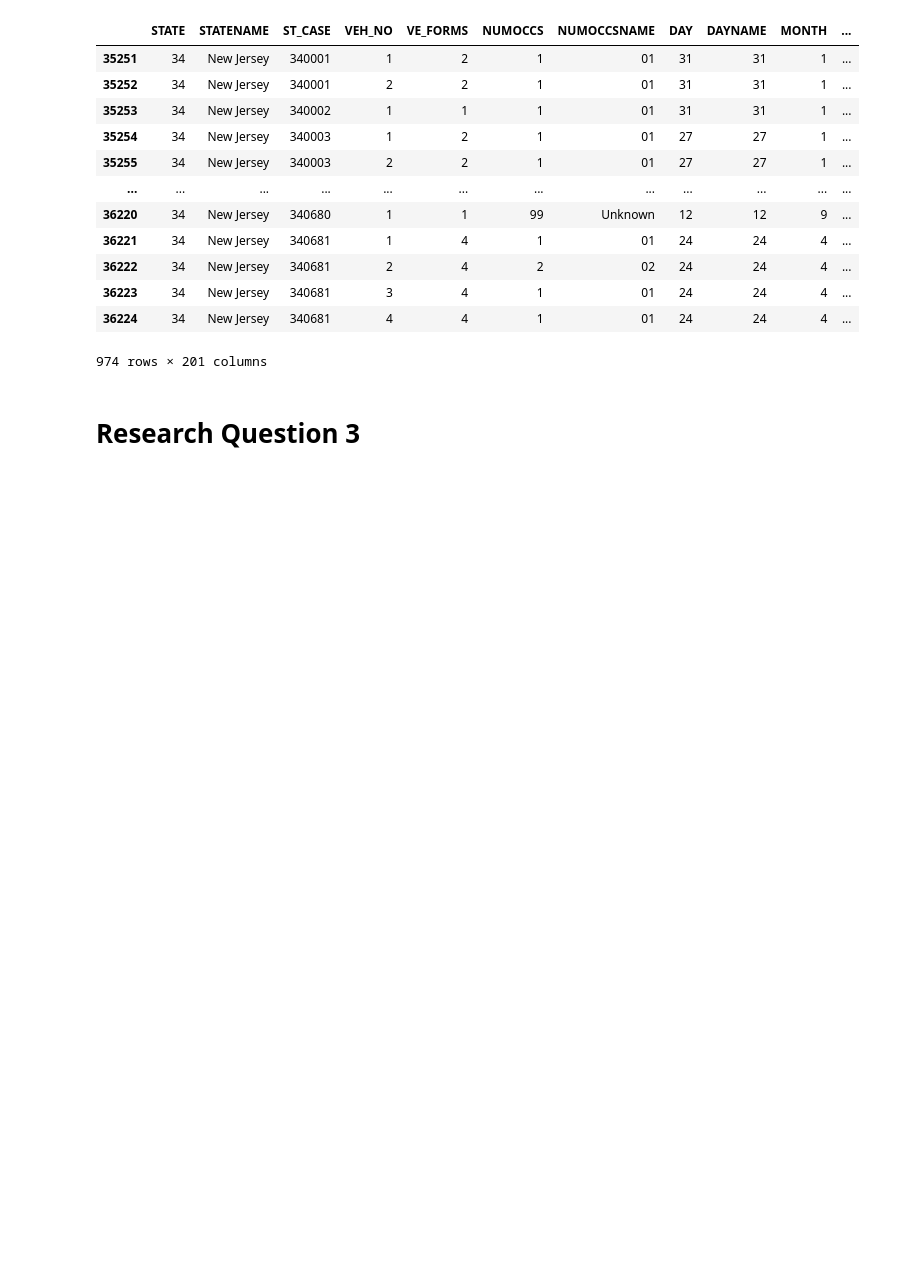
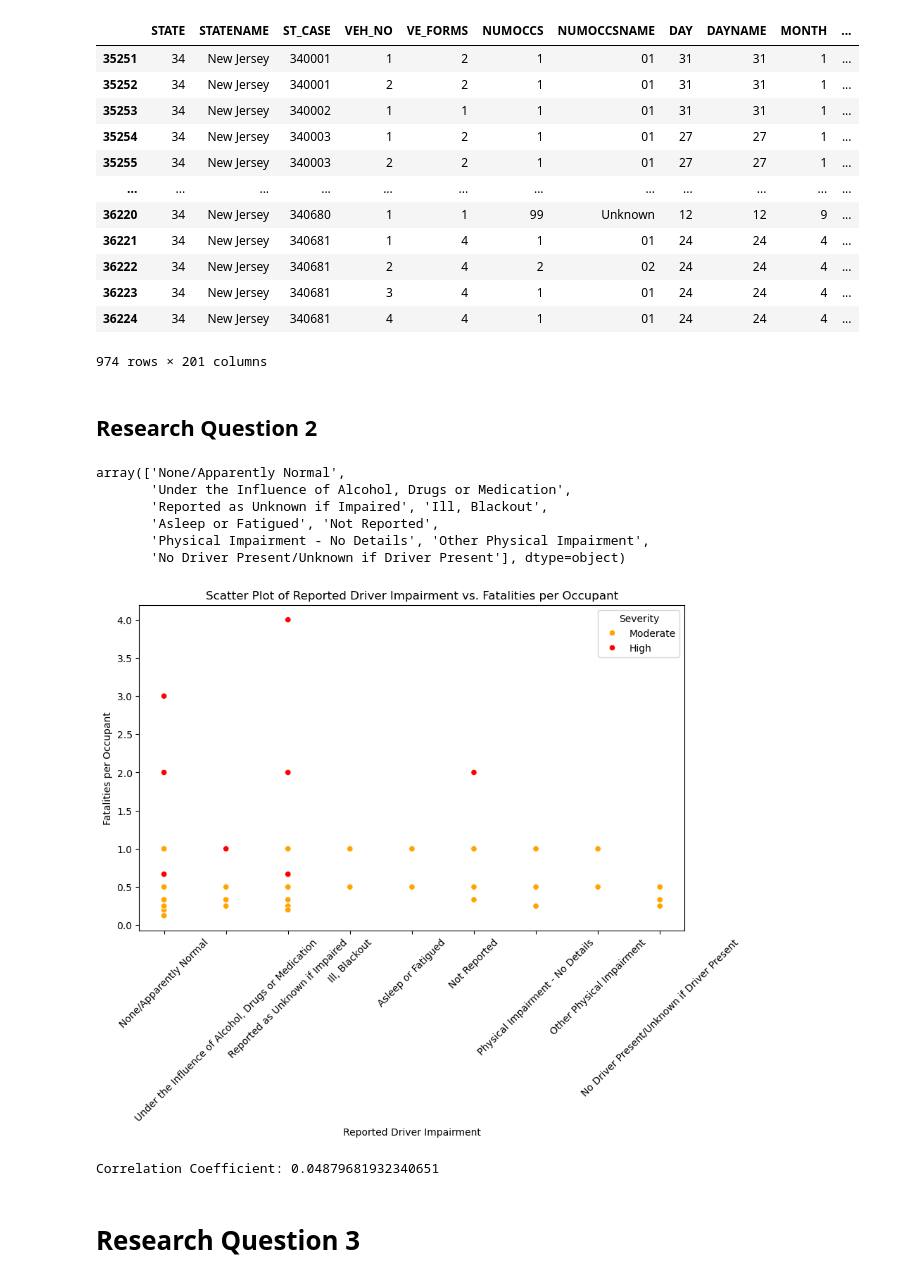
Before and after one commit to saidalli1/capstone, a Jupyter notebook: doc/fatality.ipynb, the cells around one changed output. Cells and saved outputs as stored; diff of their text form; code cells hidden in the pictures; blank space fills up the shorter version.

Commit message:
Completed Question 2

```diff
--- a/doc/fatality.ipynb
+++ b/doc/fatality.ipynb
@@ -84,3 +84,8 @@ drimpair_nj_selected = drimpair_nj[['ST_CASE', 'DRIMPAIR', 'DRIMPAIRNAME']]
 person_nj_selected = person_nj[['ST_CASE', 'AGE', 'SEX', 'INJ_SEV', 'INJ_SEVNAME']]
 vehicle_nj_selected = vehicle_nj[['ST_CASE', 'HARM_EVNAME', 'MAKENAME', 'MOD_YEAR']]
 weather_nj_selected = weather_nj[['ST_CASE', 'WEATHER', 'WEATHERNAME']]
+# %% [markdown]
+## Research Question 2
+# %%
+# Merging accidents and impairment data
+accident_impair_merged = pd.merge(accident_nj_selected, drimpair_nj_selected, on='ST_CASE', how='inner')
@@ -87,3 +95,62 @@ weather_nj_selected = weather_nj[['ST_CASE', 'WEATHER', 'WEATHERNAME']]
+# %%
+# Finding the unique values of impairment
+accident_impair_merged['DRIMPAIRNAME'].unique()
+# %% [output]
+array(['None/Apparently Normal',
+       'Under the Influence of Alcohol, Drugs or Medication',
+       'Reported as Unknown if Impaired', 'Ill, Blackout',
+       'Asleep or Fatigued', 'Not Reported',
+       'Physical Impairment - No Details', 'Other Physical Impairment',
+       'No Driver Present/Unknown if Driver Present'], dtype=object)
+# %%
+# Group by ST_CASE to count the number of occupants in each accident
+occupants_per_accident = accident_impair_merged.groupby('ST_CASE').size()
+
+# Merge the occupancy information back into the original dataframe
+merged_df = accident_impair_merged.merge(occupants_per_accident.rename('NUMOCC'), left_on='ST_CASE', right_index=True)
+# %%
+import seaborn as sns
+import matplotlib.pyplot as plt
+
+# Assuming you have a DataFrame named df with columns 'DRIMPAIRNAME', 'FATALS', and 'NUMOCC'
+
+# Define severity levels
+def get_severity(fatals):
+    if fatals == 0:
+        return 'Low'
+    elif fatals == 1:
+        return 'Moderate'
+    else:
+        return 'High'
+
+# new column for severity
+merged_df['Severity'] = merged_df['FATALS'].apply(get_severity)
+
+# Normalize fatalities by the number of occupants
+merged_df['Fatalities_Per_Occupant'] = merged_df['FATALS'] / merged_df['NUMOCC']
+
+# Define color palette for severity levels
+color = {'Low': 'blue', 'Moderate': 'orange', 'High': 'red'}
+
+plt.figure(figsize=(10, 6))
+sns.scatterplot(data=merged_df, x='DRIMPAIRNAME', y='Fatalities_Per_Occupant', hue='Severity', palette=color)
+plt.xlabel('Reported Driver Impairment')
+plt.ylabel('Fatalities per Occupant')
+plt.title('Scatter Plot of Reported Driver Impairment vs. Fatalities per Occupant')
+plt.xticks(rotation=45)
+
+# legend
+plt.legend(title='Severity')
+
+plt.show()
+# %% [output]
+[figure, added]
+# %%
+# correlation coefficient between DRIMPAIRNAME and FATALS
+correlation_coefficient = merged_df['DRIMPAIRNAME'].astype('category').cat.codes.corr(merged_df['FATALS'])
+print("Correlation Coefficient:", correlation_coefficient)
+# %% [output]
+Correlation Coefficient: 0.04879681932340651
 # %% [markdown]
 # Research Question 3
 # %%
```
Also changed, not shown: parts of 1 cell of this notebook.
